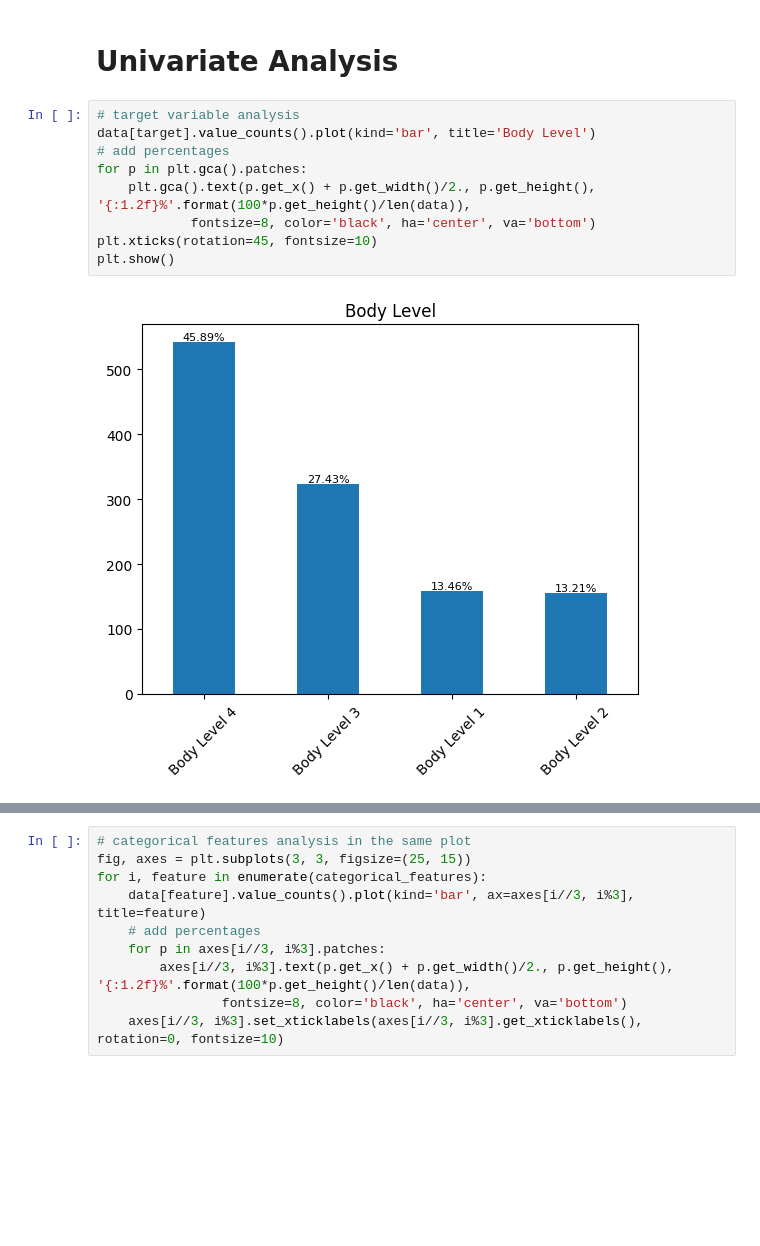
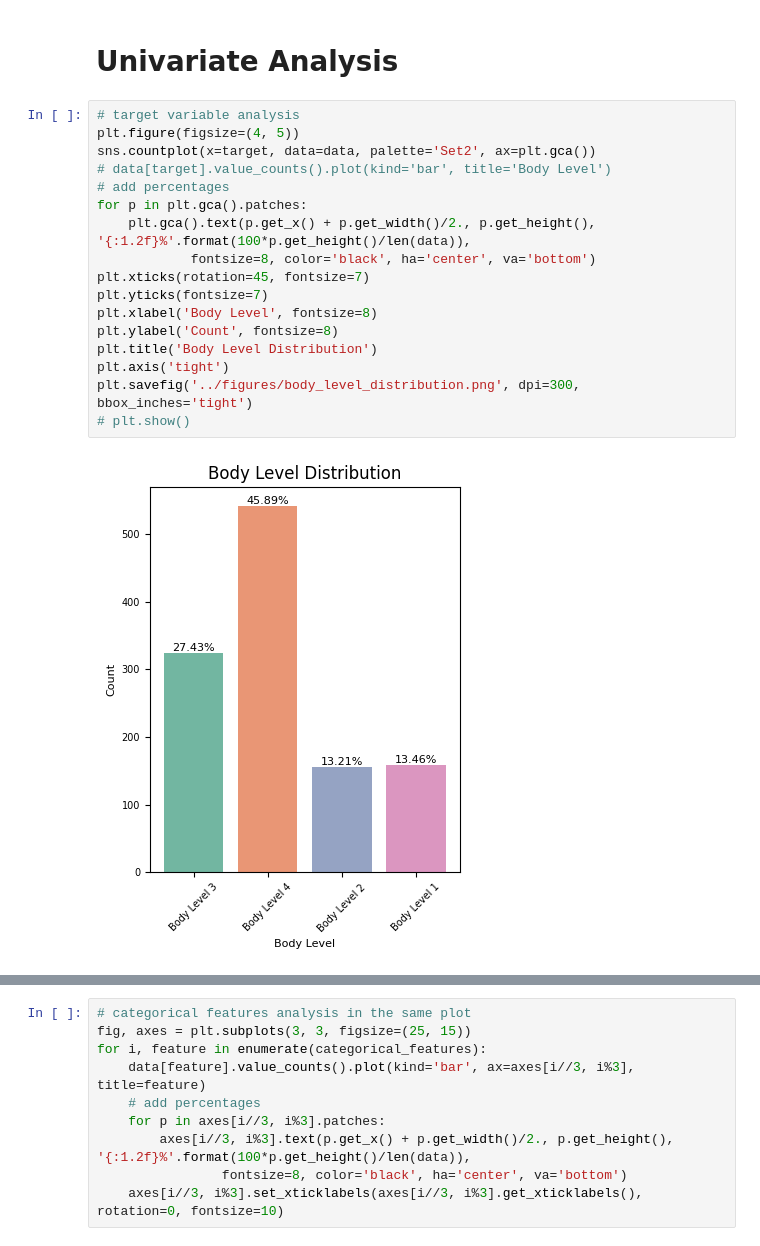
Before and after one commit to yahia3200/Body-Level-Classification, a Jupyter notebook: notebooks/dataset_analysis.ipynb, the cells around one changed output, grey strips where cells are left out. Drawn from its saved outputs; the diff is of its cells as text; blank space fills up the shorter version.

```diff
--- a/notebooks/dataset_analysis.ipynb
+++ b/notebooks/dataset_analysis.ipynb
@@ -58,14 +58,22 @@ categorical_features = list(set(data.columns) - set(numerical_features) - set([t
 # Univariate Analysis
 # %%
 # target variable analysis
-data[target].value_counts().plot(kind='bar', title='Body Level')
+plt.figure(figsize=(4, 5))
+sns.countplot(x=target, data=data, palette='Set2', ax=plt.gca())
+# data[target].value_counts().plot(kind='bar', title='Body Level')
 # add percentages
 for p in plt.gca().patches:
     plt.gca().text(p.get_x() + p.get_width()/2., p.get_height(), '{:1.2f}%'.format(100*p.get_height()/len(data)),
             fontsize=8, color='black', ha='center', va='bottom')
-plt.xticks(rotation=45, fontsize=10)
-plt.show()
+plt.xticks(rotation=45, fontsize=7)
+plt.yticks(fontsize=7)
+plt.xlabel('Body Level', fontsize=8)
+plt.ylabel('Count', fontsize=8)
+plt.title('Body Level Distribution')
+plt.axis('tight')
+plt.savefig('../figures/body_level_distribution.png', dpi=300, bbox_inches='tight')
+# plt.show()
 # %% [output]
-[figure, old version]
+[figure, new version]
 # %%
 # numerical features analysis
```
Also changed, not shown: parts of 4 cells of this notebook, 5 other files.
